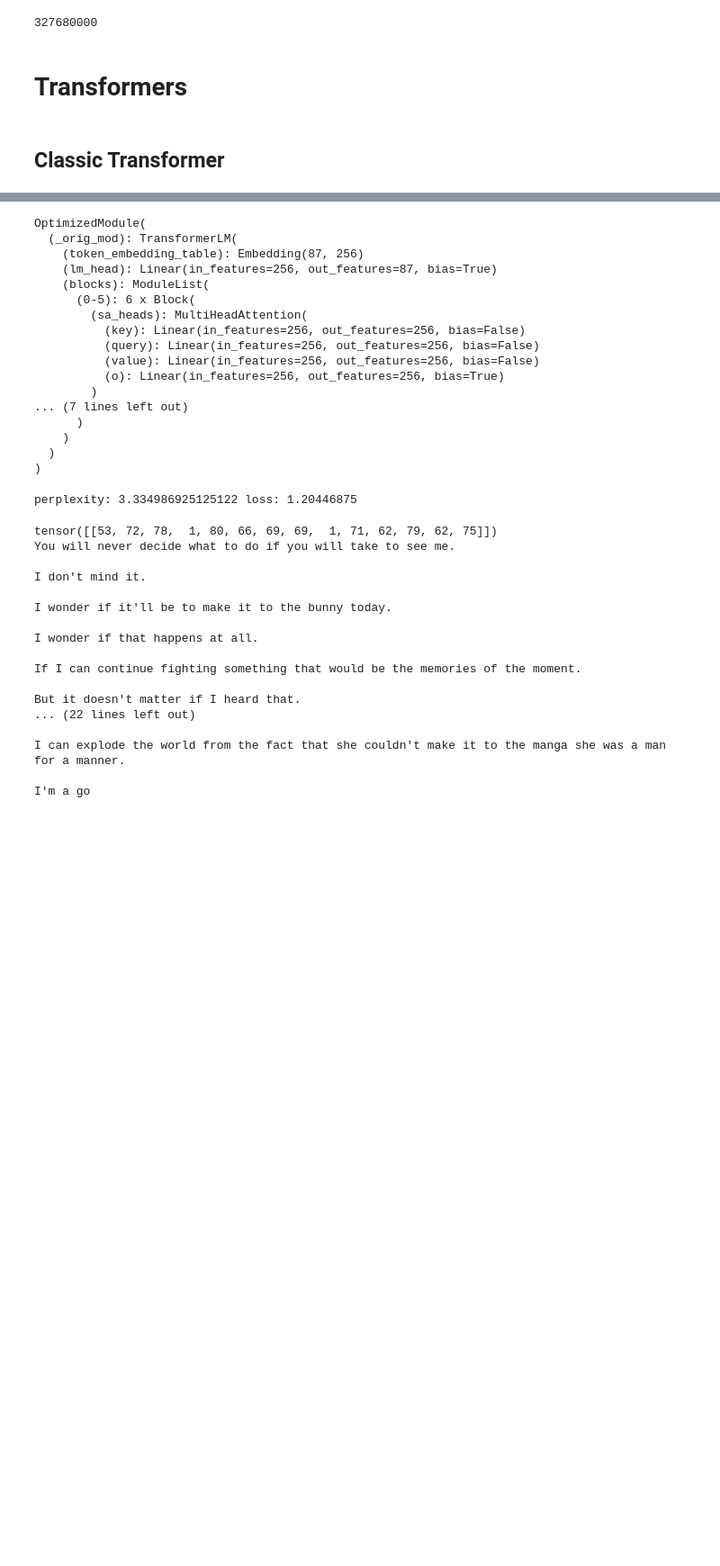
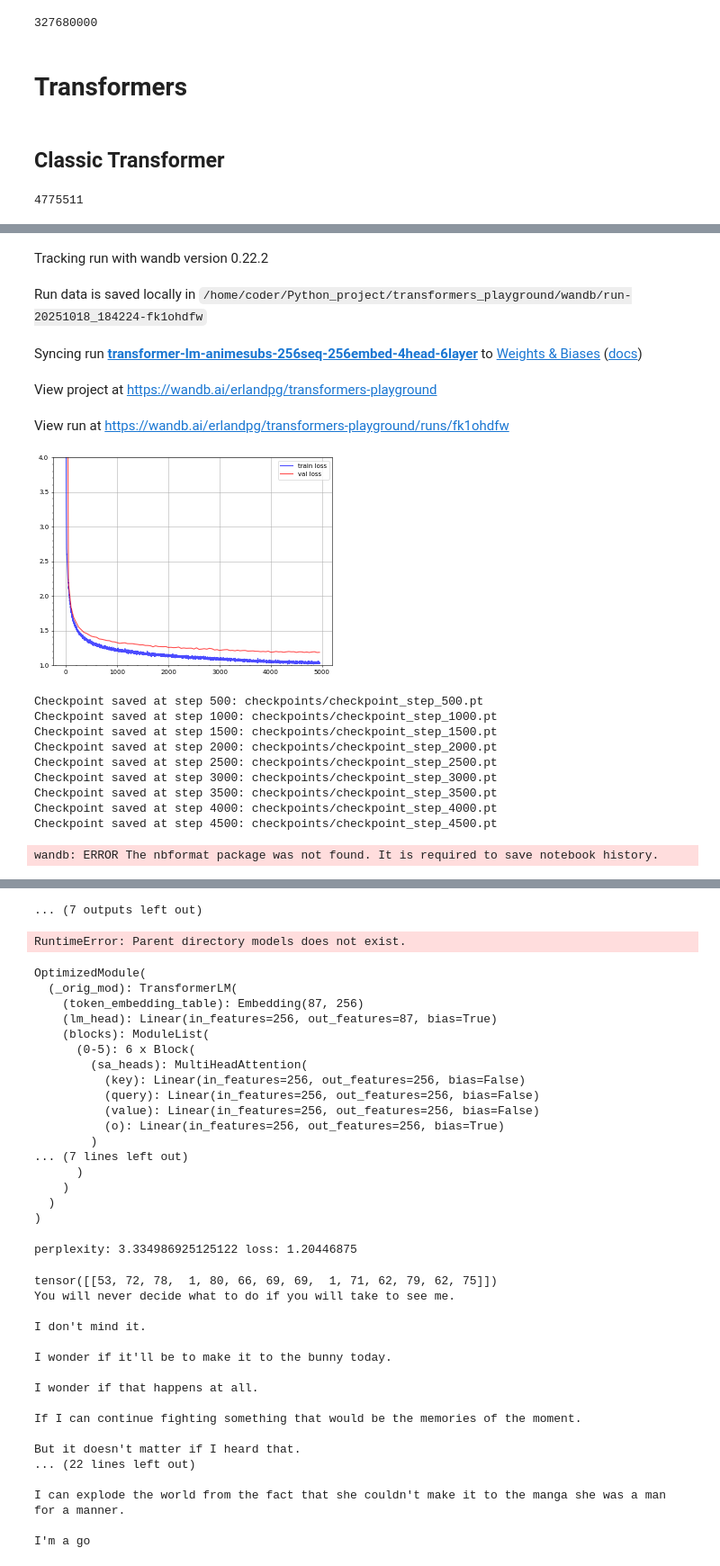
Before and after one commit to Erland366/transformers_playground, a Jupyter notebook: transformer_playground.ipynb, the cells around one changed output, grey strips where cells are left out. Shown at 90% size. Saved outputs shown, nothing was run; the diff lists cells and outputs as text; code cells hidden in the pictures; blank space fills up the shorter version.

Commit message:
Use better compile

```diff
--- a/transformer_playground.ipynb
+++ b/transformer_playground.ipynb
@@ -496,6 +523,33 @@ class TransformerLM(nn.Module):
             return idx
 # %%
 # Test forward pass
+torch_compile_options = {
+    'epilogue_fusion': True,
+    'max_autotune': False,
+    'shape_padding': True,
+    'trace.enabled': False,
+    'triton.cudagraphs': False,
+    'debug': False,
+    'dce': True,
+    'memory_planning': True,
+    'coordinate_descent_tuning': False,
+    'trace.graph_diagram': False,
+    'compile_threads': 32,
+    'group_fusion': True,
+    'disable_progress': False,
+    'verbose_progress': False,
+    'triton.multi_kernel': 0,
+    'triton.use_block_ptr': False,
+    'triton.enable_persistent_tma_matmul': False,
+    'triton.autotune_at_compile_time': False,
+    'triton.cooperative_reductions': False,
+    'cuda.compile_opt_level': '-O2',
+    'cuda.enable_cuda_lto': True,
+    'combo_kernels': True,
+    'benchmark_combo_kernel': True,
+    'combo_kernel_foreach_dynamic_shapes': True
+}
+
 config = TransformerConfig(
     vocab_size=vocab_size,
     seq_len=seq_len,
@@ -504,11 +558,14 @@ config = TransformerConfig(
     layer_num=6
 )
 m = TransformerLM(config)
+m = torch.compile(m, options=torch_compile_options, fullgraph=True)
 m.to(device)
 xb, yb = get_batch('train', 5, 1)
 logits, loss = m(xb, yb)
 total_params = sum(p.numel() for p in m.parameters() if p.requires_grad)
 total_params
+# %% [output]
+4775511
 # %%
 def get_wandb_config(model, optimizer, scheduler, seq_len, batch_size, total_steps):
     """Automatically extract wandb config from model and training parameters"""
@@ -542,15 +599,20 @@ def get_wandb_config(model, optimizer, scheduler, seq_len, batch_size, total_ste
 
 # Initialize wandb with automated config
 model = TransformerLM(config)
-model = torch.compile(model)
+model = torch.compile(model, options=torch_compile_options, fullgraph=True)
 model.to(device)
 optimizer = torch.optim.AdamW(model.parameters(), lr=2e-3)
 scheduler = torch.optim.lr_scheduler.CosineAnnealingLR(optimizer, T_max=total_steps, eta_min=1e-6)
 
+# warmup
+for _ in range(10):
+    model(*get_batch('train', seq_len=seq_len, batch_size=batch_size))
+
 wandb_config = get_wandb_config(model, optimizer, scheduler, seq_len, batch_size, total_steps)
 wandb.init(
     project="transformers-playground",
-    config=wandb_config
+    config=wandb_config,
+    name="transformer-lm-animesubs-256seq-256embed-4head-6layer"
 )
 
 # Train the model
@@ -558,3 +620,4 @@ losses, val_losses = train(model, optimizer, scheduler, seq_len, batch_size, tot
 
 # Finish wandb run
 wandb.finish()
+# %% [output]
@@ -560,0 +637,16 @@ wandb.finish()
+Tracking run with wandb version 0.22.2
+Run data is saved locally in /home/coder/Python_project/transformers_playground/wandb/run-20251018_184224-fk1ohdfw
+Syncing run transformer-lm-animesubs-256seq-256embed-4head-6layer to Weights & Biases (docs)
+View project at https://wandb.ai/erlandpg/transformers-playground
+View run at https://wandb.ai/erlandpg/transformers-playground/runs/fk1ohdfw
+[figure, added]
+Checkpoint saved at step 500: checkpoints/checkpoint_step_500.pt
+Checkpoint saved at step 1000: checkpoints/checkpoint_step_1000.pt
+Checkpoint saved at step 1500: checkpoints/checkpoint_step_1500.pt
+Checkpoint saved at step 2000: checkpoints/checkpoint_step_2000.pt
+Checkpoint saved at step 2500: checkpoints/checkpoint_step_2500.pt
+Checkpoint saved at step 3000: checkpoints/checkpoint_step_3000.pt
+Checkpoint saved at step 3500: checkpoints/checkpoint_step_3500.pt
+Checkpoint saved at step 4000: checkpoints/checkpoint_step_4000.pt
+Checkpoint saved at step 4500: checkpoints/checkpoint_step_4500.pt
+wandb: ERROR The nbformat package was not found. It is required to save notebook history.
@@ -561,6 +656,9 @@ wandb.finish()
+... (7 outputs left out)
 # %%
 # Save
 torch.save(model.state_dict(), 'models/TransformerLM.pt')
+# %% [output]
+RuntimeError: Parent directory models does not exist.
 # %%
 # Load model
 model = TransformerLM(config)
```
Also changed, not shown: parts of 4 cells of this notebook, 2 other files.
